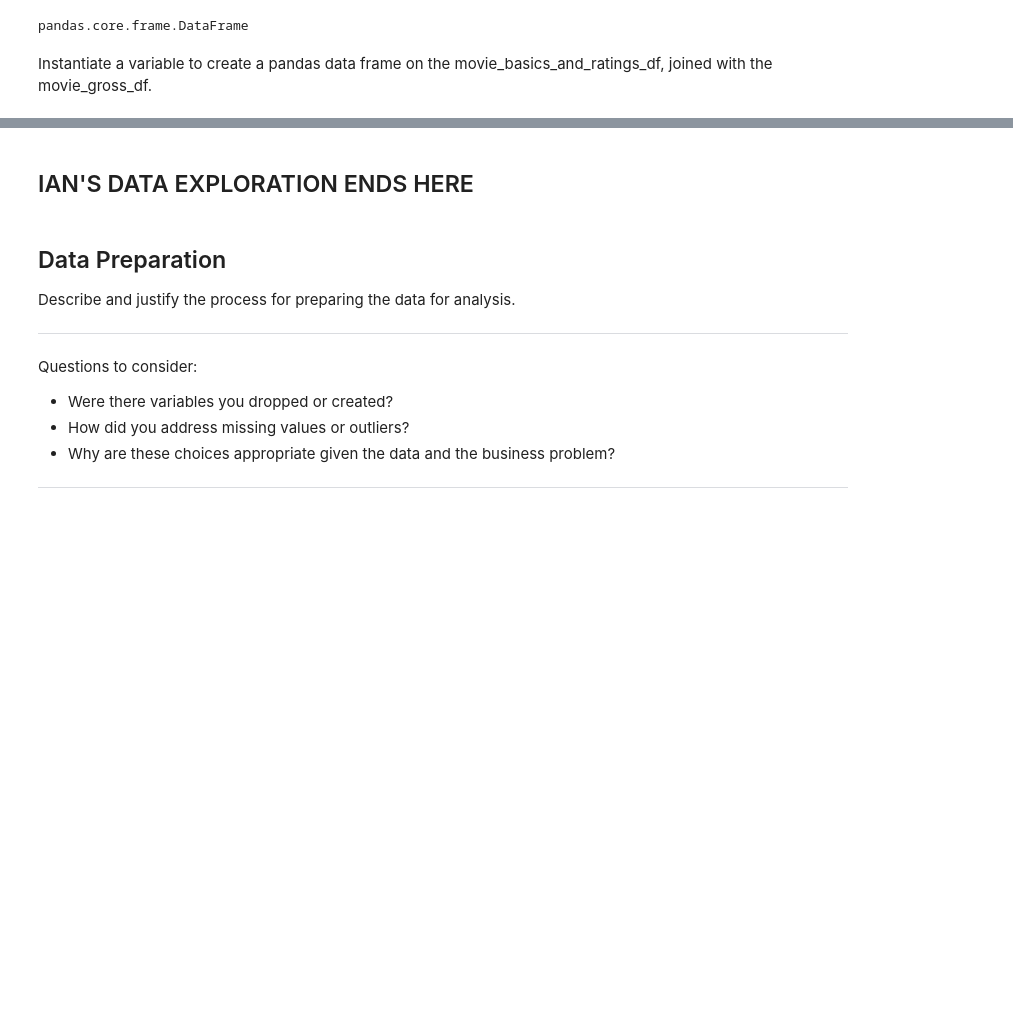
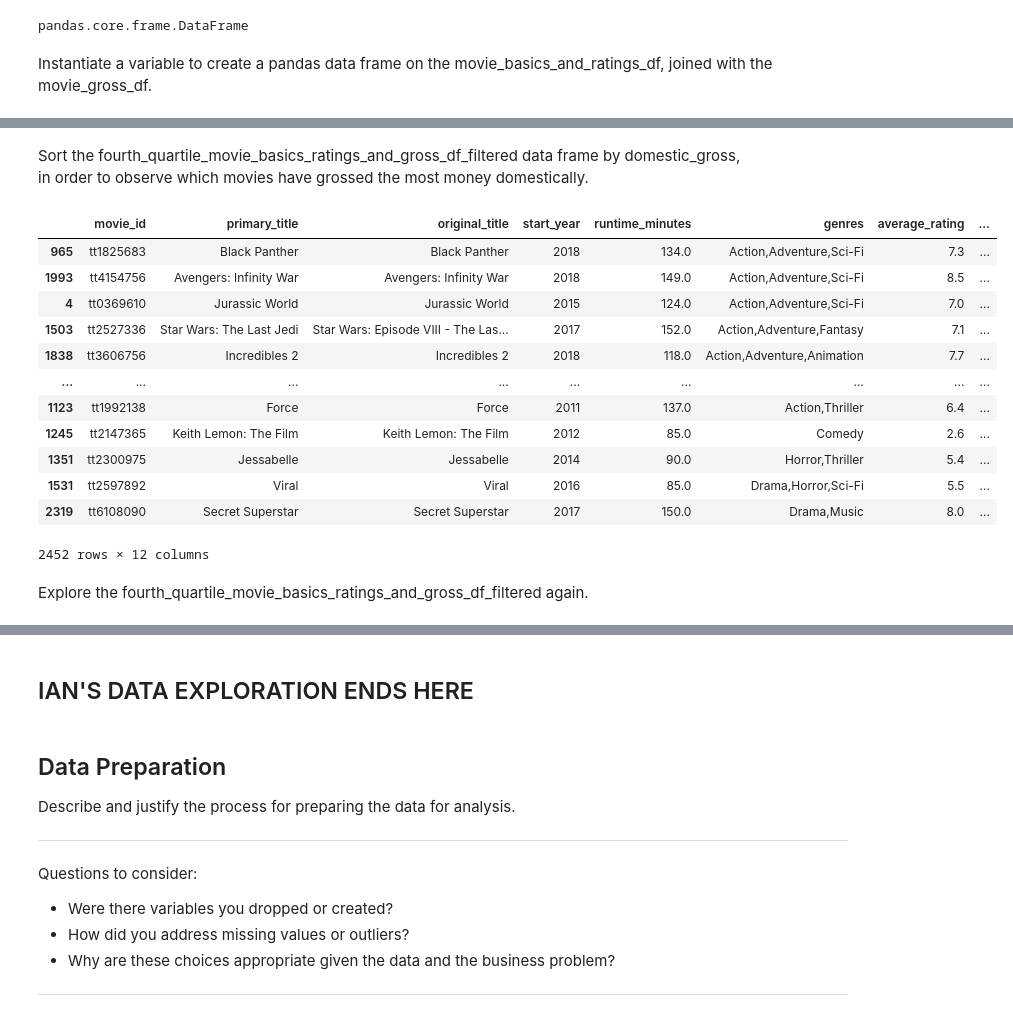
Before and after one commit to learn-co-curriculum/dsc-project-template, a Jupyter notebook: dsc-phase1-project-template.ipynb, the cells around one changed output, grey strips where cells are left out. Drawn from its saved outputs; the diff is of its cells as text; code cells hidden in the pictures; blank space fills up the shorter version.

Commit message:
finished-data-exploration

```diff
--- a/dsc-phase1-project-template.ipynb
+++ b/dsc-phase1-project-template.ipynb
@@ -365,4 +387,4 @@ Name: primary_title, dtype: int64
 # %%
-fourth_quartile_movie_basics_and_ratings_df_cleaned = fourth_quartile_movie_basics_and_ratings_df[
+fourth_quartile_movie_basics_and_ratings_df_filtered = fourth_quartile_movie_basics_and_ratings_df[
     (fourth_quartile_movie_basics_and_ratings_df['primary_title'].duplicated(keep=False)) == False
 ]
@@ -567,0 +493,6 @@ Name: primary_title, Length: 2598, dtype: int64
+# %%
+fourth_quartile_movie_basics_ratings_and_gross_df_filtered = pd.merge(
+    left=fourth_quartile_movie_basics_and_ratings_df_filtered,
+    right=movie_gross_df,
+    left_on='primary_title',
+    right_on='title')
@@ -567,0 +549,3 @@ Name: primary_title, Length: 2598, dtype: int64
+# %%
+fourth_quartile_movie_basics_ratings_and_gross_df_filtered = (
+    fourth_quartile_movie_basics_ratings_and_gross_df_filtered.drop(columns='foreign_gross'))
@@ -567,0 +563,20 @@ Name: primary_title, Length: 2598, dtype: int64
+# %% [markdown]
+Sort the fourth_quartile_movie_basics_ratings_and_gross_df_filtered data frame by domestic_gross,<br>in order to observe which movies have grossed the most money domestically.
+# %%
+fourth_quartile_movie_basics_ratings_and_gross_df_filtered.sort_values(by='domestic_gross', ascending=False)
+# %% [output]
+|  | movie_id | primary_title | original_title | start_year | runtime_minutes | genres | average_rating | ... |
+| 965 | tt1825683 | Black Panther | Black Panther | 2018 | 134.0 | Action,Adventure,Sci-Fi | 7.3 | ... |
+| 1993 | tt4154756 | Avengers: Infinity War | Avengers: Infinity War | 2018 | 149.0 | Action,Adventure,Sci-Fi | 8.5 | ... |
+| 4 | tt0369610 | Jurassic World | Jurassic World | 2015 | 124.0 | Action,Adventure,Sci-Fi | 7.0 | ... |
+| 1503 | tt2527336 | Star Wars: The Last Jedi | Star Wars: Episode VIII - The Las... | 2017 | 152.0 | Action,Adventure,Fantasy | 7.1 | ... |
+| 1838 | tt3606756 | Incredibles 2 | Incredibles 2 | 2018 | 118.0 | Action,Adventure,Animation | 7.7 | ... |
+| ... | ... | ... | ... | ... | ... | ... | ... | ... |
+| 1123 | tt1992138 | Force | Force | 2011 | 137.0 | Action,Thriller | 6.4 | ... |
+| 1245 | tt2147365 | Keith Lemon: The Film | Keith Lemon: The Film | 2012 | 85.0 | Comedy | 2.6 | ... |
+| 1351 | tt2300975 | Jessabelle | Jessabelle | 2014 | 90.0 | Horror,Thriller | 5.4 | ... |
+| 1531 | tt2597892 | Viral | Viral | 2016 | 85.0 | Drama,Horror,Sci-Fi | 5.5 | ... |
+| 2319 | tt6108090 | Secret Superstar | Secret Superstar | 2017 | 150.0 | Drama,Music | 8.0 | ... |
+2452 rows × 12 columns
+# %% [markdown]
+Explore the fourth_quartile_movie_basics_ratings_and_gross_df_filtered again.
```
Also changed, not shown: parts of 106 cells of this notebook.
